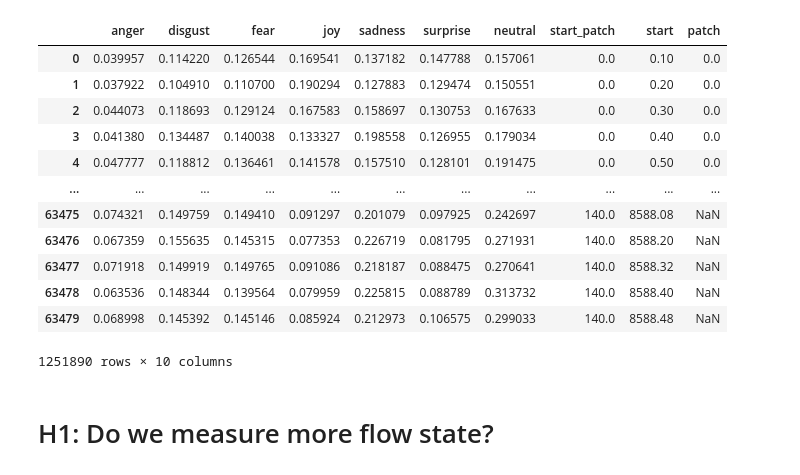
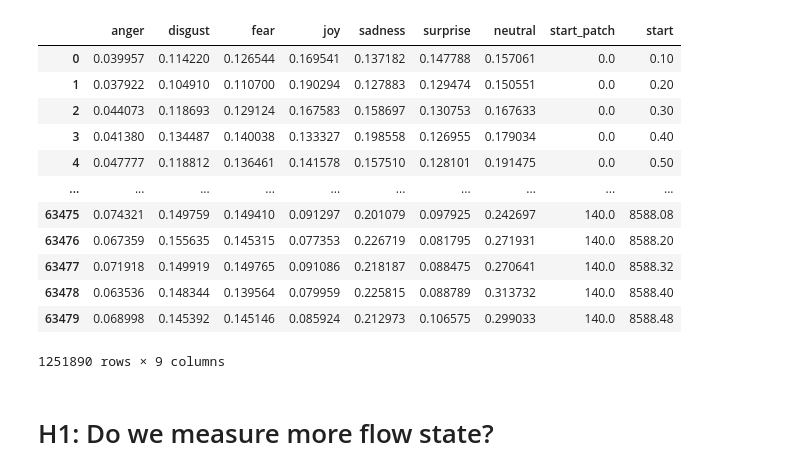
Before and after one commit to RavenRudi/coin_jazz, a Jupyter notebook: notebooks/rq1_correlations.ipynb, the cells around one changed output. Saved outputs shown, nothing was run; the diff lists cells and outputs as text; code cells hidden in the pictures.

```diff
--- a/notebooks/rq1_correlations.ipynb
+++ b/notebooks/rq1_correlations.ipynb
@@ -4,49 +5,54 @@ import matplotlib.pyplot as plt
 import math
 # %%
 def calc_patches(df, num_patches=3):
+    flow_emotions = ['joy', 'fear', 'surprise']
     df_new = df.copy()
-    threshold = max(df_new['start'])/num_patches
-    df_new['patch'] = [math.floor(start/threshold) for start in df_new['start']]
+    df_new = df_new.groupby('start_patch')[flow_emotions].mean().reset_index()
+    threshold = max(df_new['start_patch'])/num_patches
+    df_new['patch'] = [math.floor(start/threshold) for start in df_new['start_patch']]
     return df_new
 # %%
-PATCH_SIZE = 4
+PATCH_SIZE = 3
 df_vocals_morning = pd.read_csv('../data/hume/processed/Cuban_vocals_morning.csv', index_col=0)
-df_vocals_morning = calc_patches(df_vocals_morning,PATCH_SIZE)
+df_vocals_morning_patch = calc_patches(df_vocals_morning,PATCH_SIZE)
 
 df_vocals_afternoon = pd.read_csv('../data/hume/processed/Cuban_vocals_afternoon.csv', index_col=0)
-df_vocals_afternoon = calc_patches(df_vocals_afternoon,PATCH_SIZE)
+df_vocals_afternoon_patch = calc_patches(df_vocals_afternoon,PATCH_SIZE)
 
 # df_vocals = pd.concat([df_vocals_morning, df_vocals_afternoon])
 
 df_band_morning = pd.read_csv('../data/hume/processed/Funk_band_morning.csv', index_col=0)
-df_band_morning = calc_patches(df_band_morning,PATCH_SIZE)
+df_band_morning_patch = calc_patches(df_band_morning,PATCH_SIZE)
 
 
 df_band_afternoon = pd.read_csv('../data/hume/processed/Funk_band_afternoon.csv', index_col=0)
+df_band_afternoon_patch = calc_patches(df_band_afternoon,PATCH_SIZE)
+
 
 df_rhythm_morning = pd.read_csv('../data/hume/processed/Funk_rhythm_morning.csv', index_col=0)
-df_rhythm_morning = calc_patches(df_rhythm_morning,PATCH_SIZE)
+df_rhythm_morning_patch = calc_patches(df_rhythm_morning,PATCH_SIZE)
+
+df_rhythm_afternoon = pd.read_csv('../data/hume/processed/Funk_rhythm_afternoon.csv', index_col=0)
+df_rhythm_afternoon_patch = calc_patches(df_rhythm_afternoon,PATCH_SIZE)
 
 
-
-df_rhythm_afternoon = pd.read_csv('../data/hume/processed/Funk_rhythm_afternoon.csv', index_col=0)
-
 df_merged = pd.concat([pd.concat([df_vocals_morning, df_vocals_afternoon, df_band_morning,df_band_afternoon, df_rhythm_morning, df_rhythm_afternoon])])
+df_merged_patch = pd.concat([pd.concat([df_vocals_morning_patch, df_vocals_afternoon_patch, df_band_morning_patch,df_band_afternoon_patch, df_rhythm_morning_patch, df_rhythm_afternoon_patch])])
 df_merged
 # %% [output]
-|  | anger | disgust | fear | joy | sadness | surprise | neutral | start_patch | start | patch |
-| 0 | 0.039957 | 0.114220 | 0.126544 | 0.169541 | 0.137182 | 0.147788 | 0.157061 | 0.0 | 0.10 | 0.0 |
-| 1 | 0.037922 | 0.104910 | 0.110700 | 0.190294 | 0.127883 | 0.129474 | 0.150551 | 0.0 | 0.20 | 0.0 |
-| 2 | 0.044073 | 0.118693 | 0.129124 | 0.167583 | 0.158697 | 0.130753 | 0.167633 | 0.0 | 0.30 | 0.0 |
-| 3 | 0.041380 | 0.134487 | 0.140038 | 0.133327 | 0.198558 | 0.126955 | 0.179034 | 0.0 | 0.40 | 0.0 |
-| 4 | 0.047777 | 0.118812 | 0.136461 | 0.141578 | 0.157510 | 0.128101 | 0.191475 | 0.0 | 0.50 | 0.0 |
-| ... | ... | ... | ... | ... | ... | ... | ... | ... | ... | ... |
-| 63475 | 0.074321 | 0.149759 | 0.149410 | 0.091297 | 0.201079 | 0.097925 | 0.242697 | 140.0 | 8588.08 | NaN |
-| 63476 | 0.067359 | 0.155635 | 0.145315 | 0.077353 | 0.226719 | 0.081795 | 0.271931 | 140.0 | 8588.20 | NaN |
-| 63477 | 0.071918 | 0.149919 | 0.149765 | 0.091086 | 0.218187 | 0.088475 | 0.270641 | 140.0 | 8588.32 | NaN |
-| 63478 | 0.063536 | 0.148344 | 0.139564 | 0.079959 | 0.225815 | 0.088789 | 0.313732 | 140.0 | 8588.40 | NaN |
-| 63479 | 0.068998 | 0.145392 | 0.145146 | 0.085924 | 0.212973 | 0.106575 | 0.299033 | 140.0 | 8588.48 | NaN |
+|  | anger | disgust | fear | joy | sadness | surprise | neutral | start_patch | start |
+| 0 | 0.039957 | 0.114220 | 0.126544 | 0.169541 | 0.137182 | 0.147788 | 0.157061 | 0.0 | 0.10 |
+| 1 | 0.037922 | 0.104910 | 0.110700 | 0.190294 | 0.127883 | 0.129474 | 0.150551 | 0.0 | 0.20 |
+| 2 | 0.044073 | 0.118693 | 0.129124 | 0.167583 | 0.158697 | 0.130753 | 0.167633 | 0.0 | 0.30 |
+| 3 | 0.041380 | 0.134487 | 0.140038 | 0.133327 | 0.198558 | 0.126955 | 0.179034 | 0.0 | 0.40 |
+| 4 | 0.047777 | 0.118812 | 0.136461 | 0.141578 | 0.157510 | 0.128101 | 0.191475 | 0.0 | 0.50 |
+| ... | ... | ... | ... | ... | ... | ... | ... | ... | ... |
+| 63475 | 0.074321 | 0.149759 | 0.149410 | 0.091297 | 0.201079 | 0.097925 | 0.242697 | 140.0 | 8588.08 |
+| 63476 | 0.067359 | 0.155635 | 0.145315 | 0.077353 | 0.226719 | 0.081795 | 0.271931 | 140.0 | 8588.20 |
+| 63477 | 0.071918 | 0.149919 | 0.149765 | 0.091086 | 0.218187 | 0.088475 | 0.270641 | 140.0 | 8588.32 |
+| 63478 | 0.063536 | 0.148344 | 0.139564 | 0.079959 | 0.225815 | 0.088789 | 0.313732 | 140.0 | 8588.40 |
+| 63479 | 0.068998 | 0.145392 | 0.145146 | 0.085924 | 0.212973 | 0.106575 | 0.299033 | 140.0 | 8588.48 |
-1251890 rows × 10 columns
+1251890 rows × 9 columns
 # %% [markdown]
 # H1: Do we measure more flow state?
 # %%
```
Also changed, not shown: parts of 3 cells of this notebook, 1 other file.
